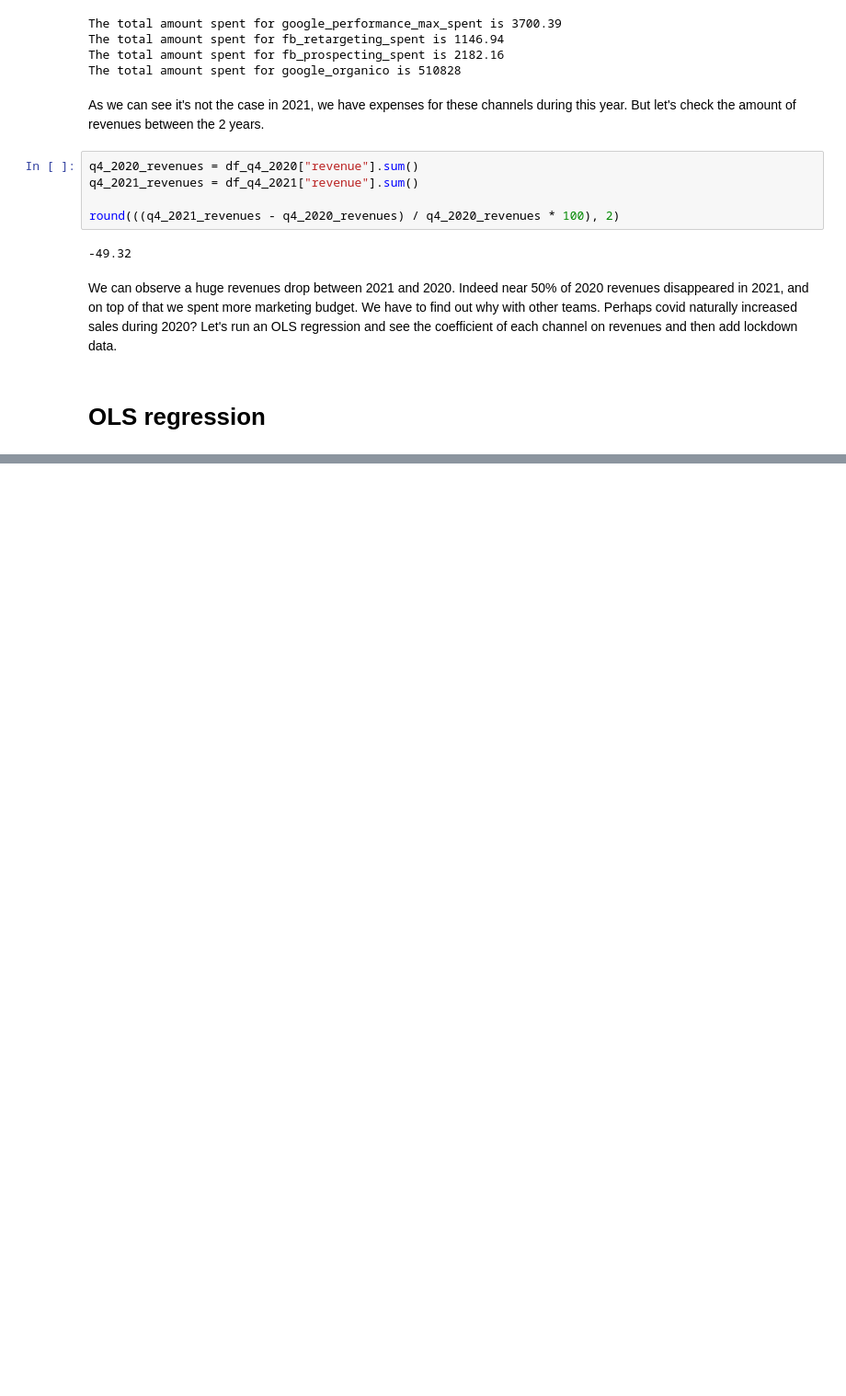
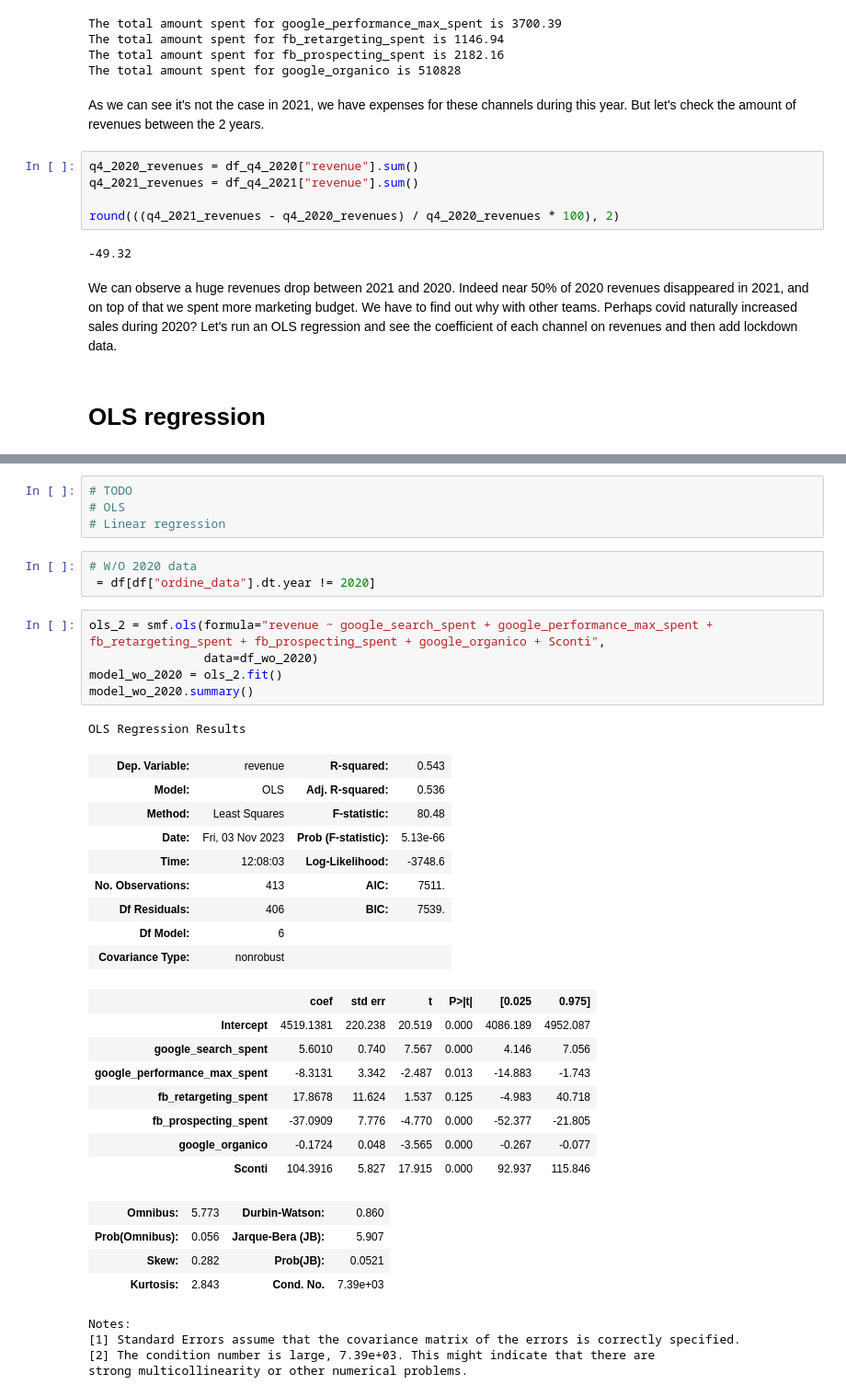
Before and after one commit to eginoux/mmm_analysis, a Jupyter notebook: MMM.ipynb, the cells around one changed output, grey strips where cells are left out. Shown at 92% size. Cells and saved outputs as stored; diff of their text form; blank space fills up the shorter version.

Commit message:
2nd OLS and Linear Regressions

```diff
--- a/MMM.ipynb
+++ b/MMM.ipynb
@@ -220,0 +255,39 @@ Perhaps covid naturally increased sales during 2020? Let's run an OLS regression
+# %%
+# TODO
+# OLS
+# Linear regression
+# %%
+# W/O 2020 data
+ = df[df["ordine_data"].dt.year != 2020]
+# %%
+ols_2 = smf.ols(formula="revenue ~ google_search_spent + google_performance_max_spent + fb_retargeting_spent + fb_prospecting_spent + google_organico + Sconti",
+                data=df_wo_2020)
+model_wo_2020 = ols_2.fit()
+model_wo_2020.summary()
+# %% [output]
+OLS Regression Results
+| Dep. Variable: | revenue | R-squared: | 0.543 |
+| Model: | OLS | Adj. R-squared: | 0.536 |
+| Method: | Least Squares | F-statistic: | 80.48 |
+| Date: | Fri, 03 Nov 2023 | Prob (F-statistic): | 5.13e-66 |
+| Time: | 12:08:03 | Log-Likelihood: | -3748.6 |
+| No. Observations: | 413 | AIC: | 7511. |
+| Df Residuals: | 406 | BIC: | 7539. |
+| Df Model: | 6 |  |  |
+| Covariance Type: | nonrobust |  |  |
+|  | coef | std err | t | P>|t| | [0.025 | 0.975] |
+| Intercept | 4519.1381 | 220.238 | 20.519 | 0.000 | 4086.189 | 4952.087 |
+| google_search_spent | 5.6010 | 0.740 | 7.567 | 0.000 | 4.146 | 7.056 |
+| google_performance_max_spent | -8.3131 | 3.342 | -2.487 | 0.013 | -14.883 | -1.743 |
+| fb_retargeting_spent | 17.8678 | 11.624 | 1.537 | 0.125 | -4.983 | 40.718 |
+| fb_prospecting_spent | -37.0909 | 7.776 | -4.770 | 0.000 | -52.377 | -21.805 |
+| google_organico | -0.1724 | 0.048 | -3.565 | 0.000 | -0.267 | -0.077 |
+| Sconti | 104.3916 | 5.827 | 17.915 | 0.000 | 92.937 | 115.846 |
+| Omnibus: | 5.773 | Durbin-Watson: | 0.860 |
+| Prob(Omnibus): | 0.056 | Jarque-Bera (JB): | 5.907 |
+| Skew: | 0.282 | Prob(JB): | 0.0521 |
+| Kurtosis: | 2.843 | Cond. No. | 7.39e+03 |
+Notes:
+[1] Standard Errors assume that the covariance matrix of the errors is correctly specified.
+[2] The condition number is large, 7.39e+03. This might indicate that there are
+strong multicollinearity or other numerical problems.
```
Also changed, not shown: parts of 10 cells of this notebook.
